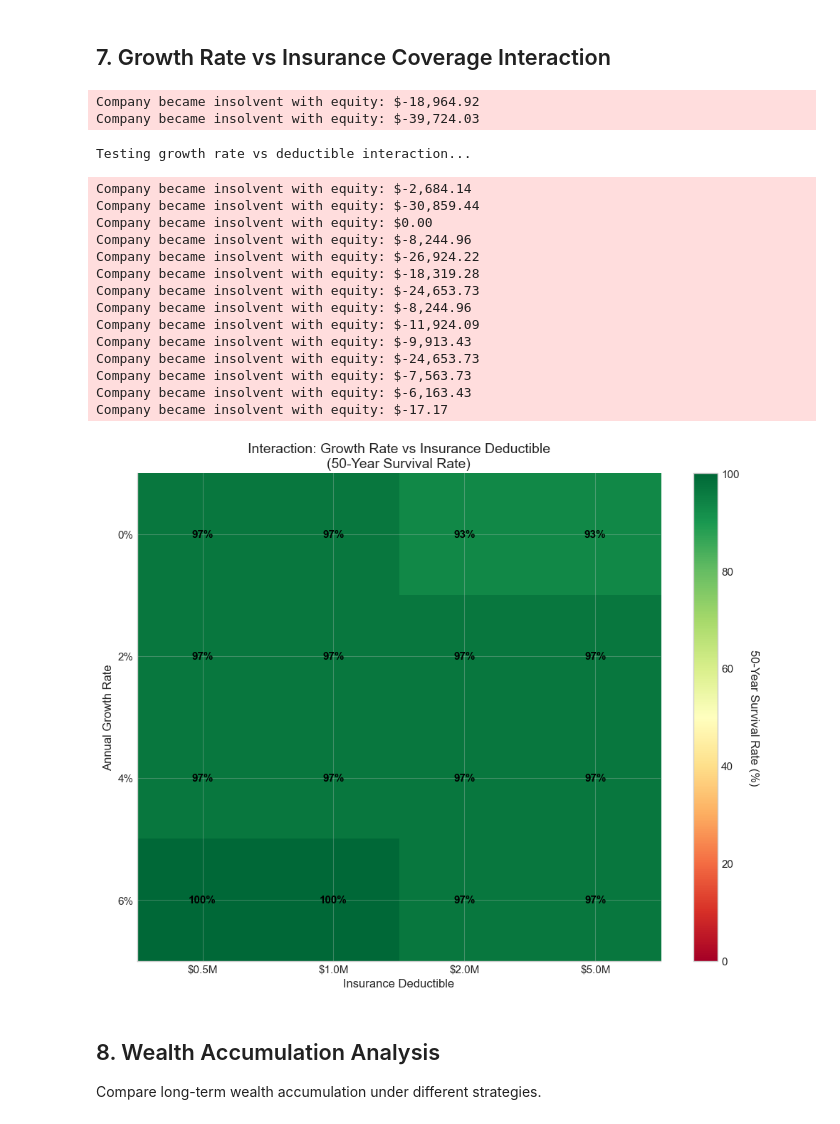
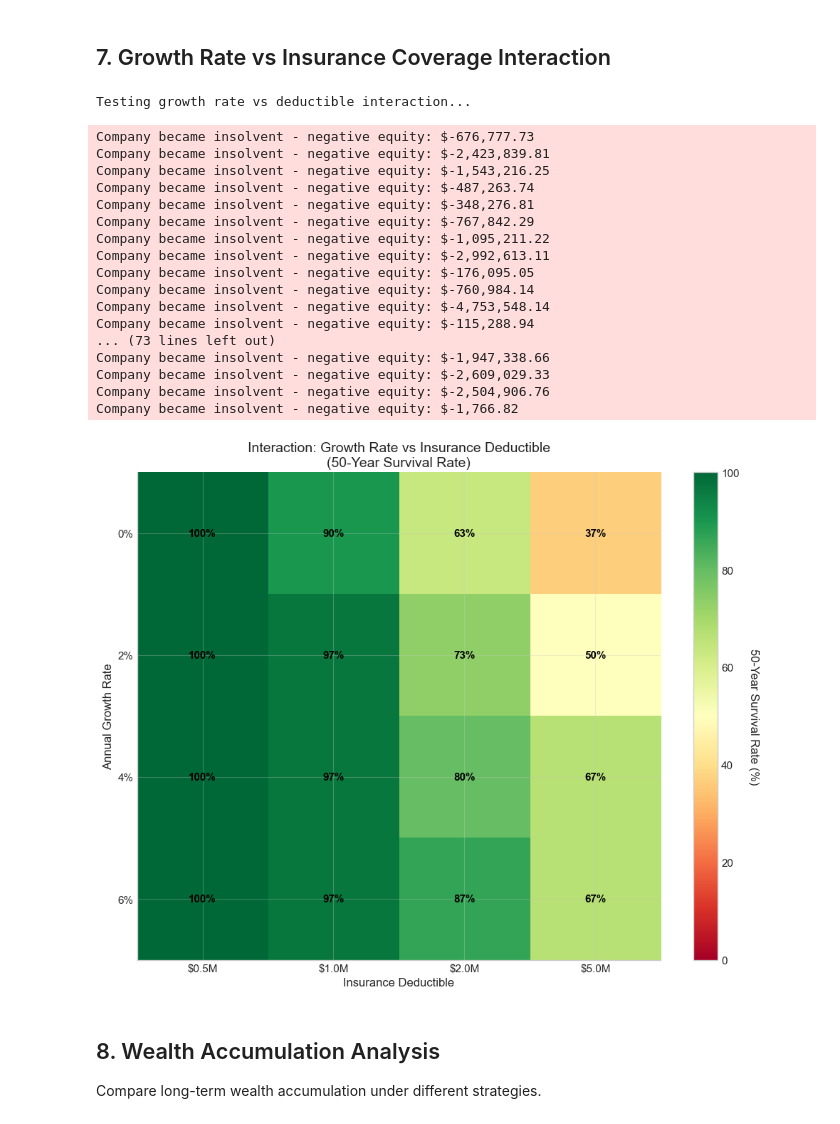
Before and after one commit to AlexFiliakov/Ergodic-Insurance-Limits, a Jupyter notebook: ergodic_insurance/notebooks/03_growth_dynamics.ipynb, the cells around one changed output. Drawn from its saved outputs; the diff is of its cells as text; code cells hidden in the pictures.

```diff
--- a/ergodic_insurance/notebooks/03_growth_dynamics.ipynb
+++ b/ergodic_insurance/notebooks/03_growth_dynamics.ipynb
@@ -99,7 +96,7 @@ def simulate_asset_path(growth_rate, base_operating_margin, retention_ratio,
 
         # Generate claims
         claim_gen = ClaimGenerator(
-            frequency=0.1,
+            base_frequency=0.1,
             severity_mean=3_000_000,
             severity_std=2_000_000,
             seed=seed + path_id
@@ -112,7 +109,7 @@ def simulate_asset_path(growth_rate, base_operating_margin, retention_ratio,
             claims_by_year[claim.year].append(claim.amount)
 
         # Track path
-        asset_path = [manufacturer.assets]
+        asset_path = [manufacturer.total_assets]
         roa_path = []
 
         for year in range(years):
@@ -450,7 +442,7 @@ for margin in margin_range:
         manufacturer = WidgetManufacturer(config)
 
         # Generate claims
-        claim_gen = ClaimGenerator(frequency=0.1, severity_mean=3_000_000,
+        claim_gen = ClaimGenerator(base_frequency=0.1, severity_mean=3_000_000,
                                   severity_std=2_000_000, seed=42 + sim)
         claims = claim_gen.generate_claims(50)
 
@@ -471,7 +463,7 @@ for margin in margin_range:
 
         if not manufacturer.is_ruined:
             survived += 1
-            final_assets.append(manufacturer.assets)
+            final_assets.append(manufacturer.total_assets)
 
     margin_results.append({
         'Margin': margin * 100,
@@ -589,7 +569,7 @@ for i, growth in enumerate(growth_rates):
             manufacturer = WidgetManufacturer(config)
 
             # Generate claims
-            claim_gen = ClaimGenerator(frequency=0.1, severity_mean=3_000_000,
+            claim_gen = ClaimGenerator(base_frequency=0.1, severity_mean=3_000_000,
                                       severity_std=2_000_000, seed=100 + sim)
             claims = claim_gen.generate_claims(50)
 
@@ -608,51 +588,52 @@ for i, growth in enumerate(growth_rates):
         interaction_results[i, j] = np.mean(survivals) * 100
 
 # Create heatmap
 fig, ax = plt.subplots(figsize=(10, 8))
 
 im = ax.imshow(interaction_results, cmap='RdYlGn', aspect='auto', vmin=0, vmax=100)
 
 # Set ticks and labels
 ax.set_xticks(np.arange(len(deductibles)))
 ax.set_yticks(np.arange(len(growth_rates)))
 ax.set_xticklabels([f'${d/1e6:.1f}M' for d in deductibles])
 ax.set_yticklabels([f'{g:.0%}' for g in growth_rates])
 
 # Add colorbar
 cbar = plt.colorbar(im, ax=ax)
 cbar.set_label('50-Year Survival Rate (%)', rotation=270, labelpad=20)
 
 # Add text annotations
 for i in range(len(growth_rates)):
     for j in range(len(deductibles)):
         text = ax.text(j, i, f'{interaction_results[i, j]:.0f}%',
                       ha="center", va="center", color="black", fontweight='bold')
 
 ax.set_xlabel('Insurance Deductible')
 ax.set_ylabel('Annual Growth Rate')
 ax.set_title('Interaction: Growth Rate vs Insurance Deductible\n(50-Year Survival Rate)', fontsize=14)
 
 plt.tight_layout()
 plt.show()
 # %% [output]
-Company became insolvent with equity: $-18,964.92
-Company became insolvent with equity: $-39,724.03
+Testing growth rate vs deductible interaction...
-Testing growth rate vs deductible interaction...
+Company became insolvent - negative equity: $-676,777.73
+Company became insolvent - negative equity: $-2,423,839.81
+Company became insolvent - negative equity: $-1,543,216.25
+Company became insolvent - negative equity: $-487,263.74
+Company became insolvent - negative equity: $-348,276.81
+Company became insolvent - negative equity: $-767,842.29
+Company became insolvent - negative equity: $-1,095,211.22
+Company became insolvent - negative equity: $-2,992,613.11
+Company became insolvent - negative equity: $-176,095.05
+Company became insolvent - negative equity: $-760,984.14
+Company became insolvent - negative equity: $-4,753,548.14
+Company became insolvent - negative equity: $-115,288.94
+... (73 lines left out)
+Company became insolvent - negative equity: $-1,947,338.66
+Company became insolvent - negative equity: $-2,609,029.33
+Company became insolvent - negative equity: $-2,504,906.76
+Company became insolvent - negative equity: $-1,766.82
-Company became insolvent with equity: $-2,684.14
-Company became insolvent with equity: $-30,859.44
-Company became insolvent with equity: $0.00
-Company became insolvent with equity: $-8,244.96
-Company became insolvent with equity: $-26,924.22
-Company became insolvent with equity: $-18,319.28
-Company became insolvent with equity: $-24,653.73
-Company became insolvent with equity: $-8,244.96
-Company became insolvent with equity: $-11,924.09
-Company became insolvent with equity: $-9,913.43
-Company became insolvent with equity: $-24,653.73
-Company became insolvent with equity: $-7,563.73
-Company became insolvent with equity: $-6,163.43
-Company became insolvent with equity: $-17.17
-[figure, old version]
+[figure, new version]
 # %% [markdown]
 ## 8. Wealth Accumulation Analysis
 
```
Also changed, not shown: parts of 8 cells of this notebook, 6 other files.
